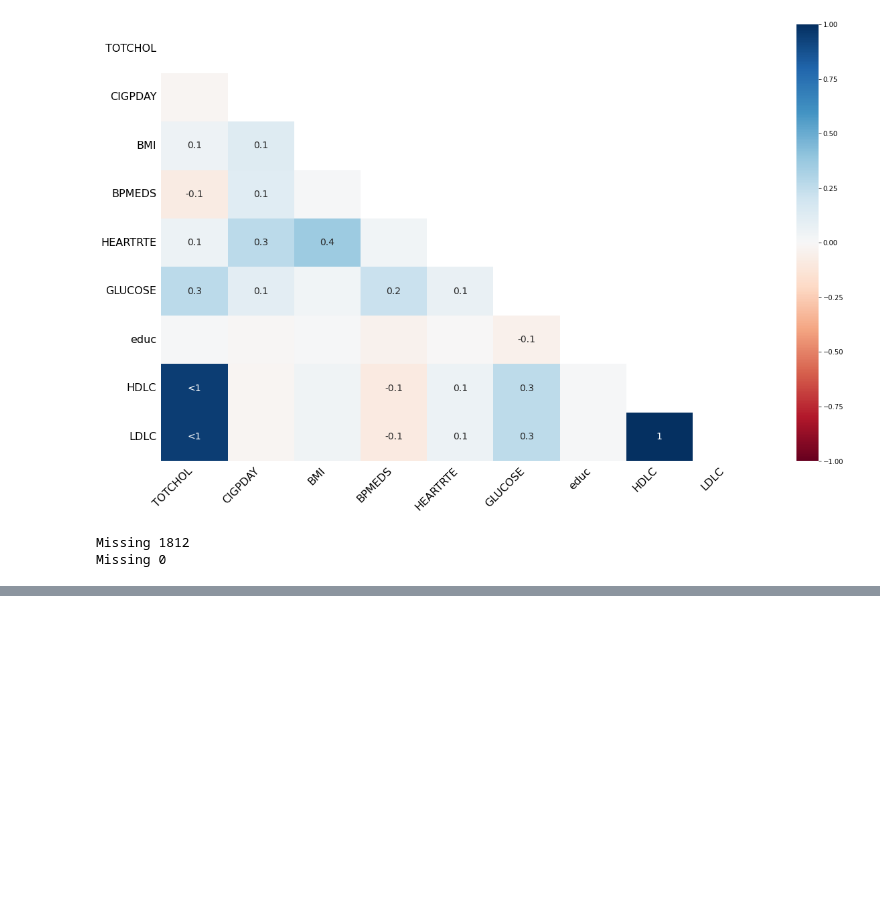
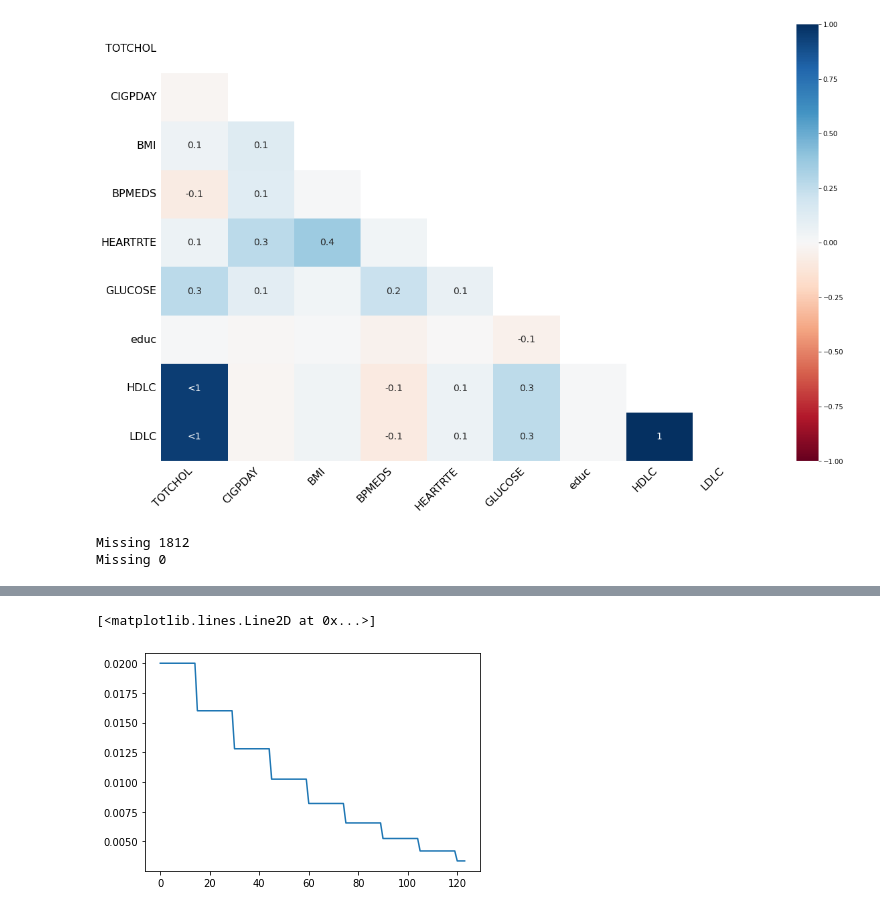
Before and after one commit to KndHvH/367, a Jupyter notebook: FIAP/RedesNeurais/s2/aula/tabnet/tabnet.ipynb, the cells around one changed output, grey strips where cells are left out. Cells and saved outputs as stored; diff of their text form; code cells hidden in the pictures; blank space fills up the shorter version.

```diff
--- a/FIAP/RedesNeurais/s2/aula/tabnet/tabnet.ipynb
+++ b/FIAP/RedesNeurais/s2/aula/tabnet/tabnet.ipynb
@@ -168,0 +270,5 @@ Missing 0
+# %%
+plt.plot(model.history["lr"])
+# %% [output]
+[<matplotlib.lines.Line2D at 0x...>]
+[figure, added]
```
Also changed, not shown: parts of 8 cells of this notebook, 1 other file.
